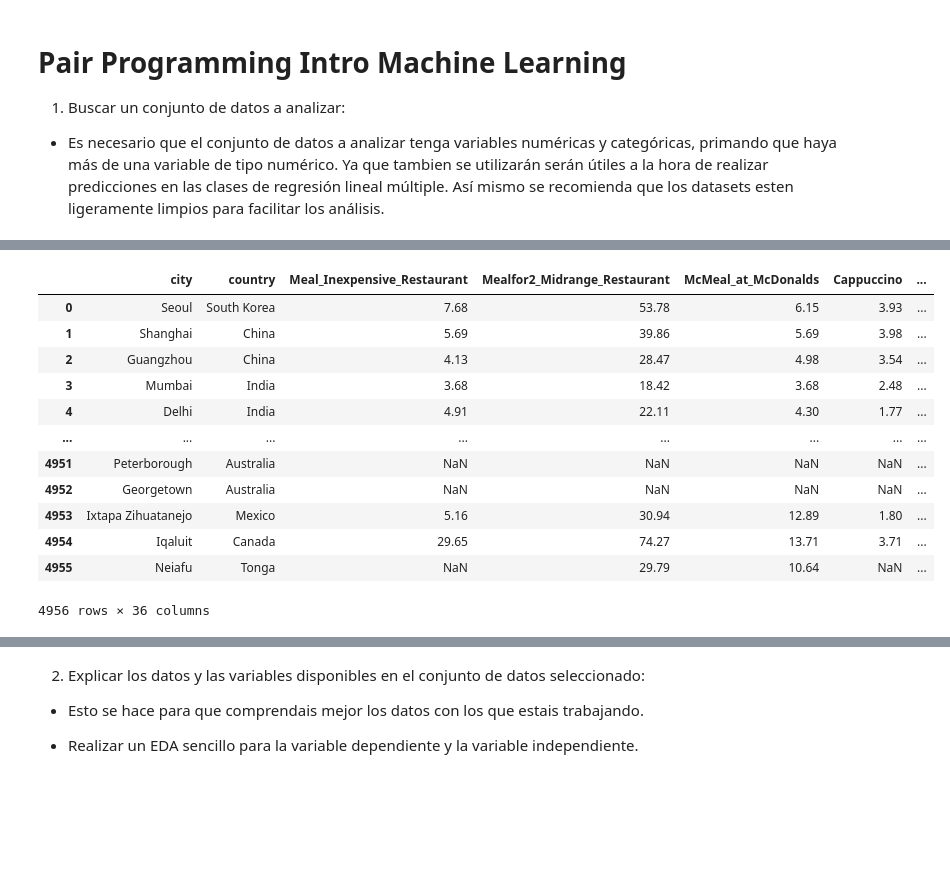
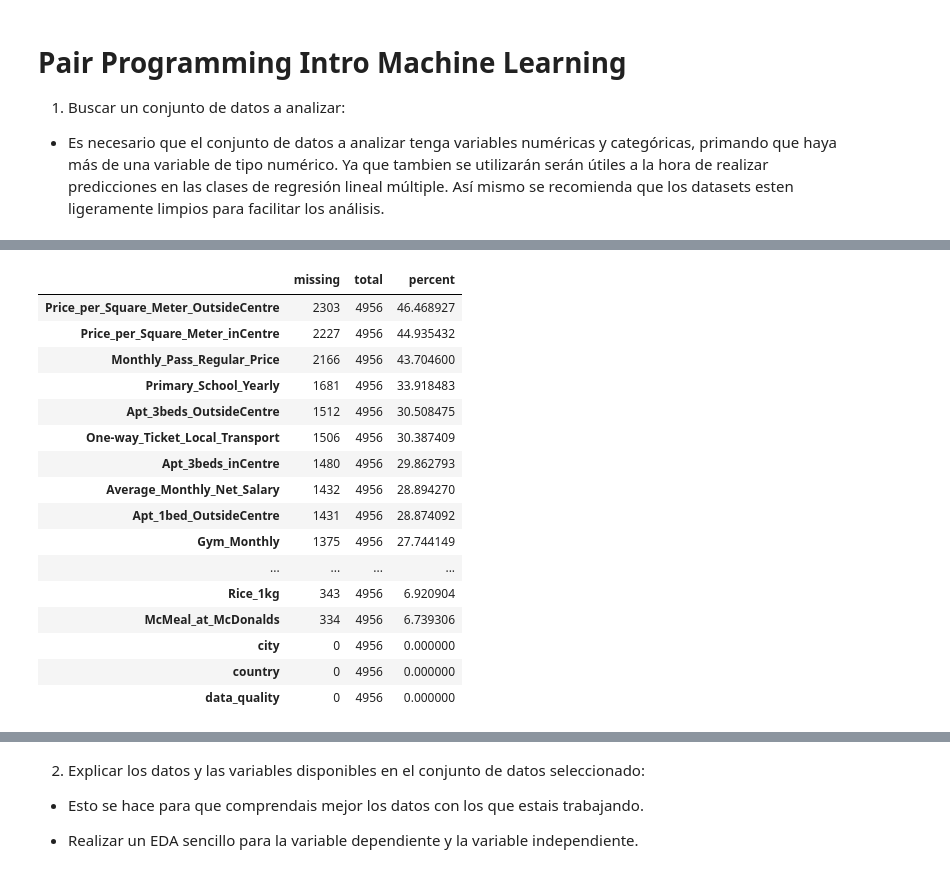
Before and after one commit to Adalab/promo-d-da-modulo1-sprint2-Paloma_Paula_Iris, a Jupyter notebook: regresion_lineal/1_intro_eda+2_test_estadisticos.ipynb, the cells around one changed output, grey strips where cells are left out. Cells and saved outputs as stored; diff of their text form; code cells hidden in the pictures; blank space fills up the shorter version.

```diff
--- a/regresion_lineal/1_intro_eda+2_test_estadisticos.ipynb
+++ b/regresion_lineal/1_intro_eda+2_test_estadisticos.ipynb
@@ -203,20 +214,24 @@ dicc_names= {'city':'city',
 # %%
 df.rename(columns = dicc_names, inplace = True)
 # %%
-df
+df.stb.missing()
 # %% [output]
-|  | city | country | Meal_Inexpensive_Restaurant | Mealfor2_Midrange_Restaurant | McMeal_at_McDonalds | Cappuccino | ... |
-| 0 | Seoul | South Korea | 7.68 | 53.78 | 6.15 | 3.93 | ... |
-| 1 | Shanghai | China | 5.69 | 39.86 | 5.69 | 3.98 | ... |
-| 2 | Guangzhou | China | 4.13 | 28.47 | 4.98 | 3.54 | ... |
-| 3 | Mumbai | India | 3.68 | 18.42 | 3.68 | 2.48 | ... |
-| 4 | Delhi | India | 4.91 | 22.11 | 4.30 | 1.77 | ... |
-| ... | ... | ... | ... | ... | ... | ... | ... |
-| 4951 | Peterborough | Australia | NaN | NaN | NaN | NaN | ... |
-| 4952 | Georgetown | Australia | NaN | NaN | NaN | NaN | ... |
-| 4953 | Ixtapa Zihuatanejo | Mexico | 5.16 | 30.94 | 12.89 | 1.80 | ... |
-| 4954 | Iqaluit | Canada | 29.65 | 74.27 | 13.71 | 3.71 | ... |
-| 4955 | Neiafu | Tonga | NaN | 29.79 | 10.64 | NaN | ... |
+|  | missing | total | percent |
+| Price_per_Square_Meter_OutsideCentre | 2303 | 4956 | 46.468927 |
+| Price_per_Square_Meter_inCentre | 2227 | 4956 | 44.935432 |
+| Monthly_Pass_Regular_Price | 2166 | 4956 | 43.704600 |
+| Primary_School_Yearly | 1681 | 4956 | 33.918483 |
+| Apt_3beds_OutsideCentre | 1512 | 4956 | 30.508475 |
+| One-way_Ticket_Local_Transport | 1506 | 4956 | 30.387409 |
+| Apt_3beds_inCentre | 1480 | 4956 | 29.862793 |
+| Average_Monthly_Net_Salary | 1432 | 4956 | 28.894270 |
+| Apt_1bed_OutsideCentre | 1431 | 4956 | 28.874092 |
+| Gym_Monthly | 1375 | 4956 | 27.744149 |
+| ... | ... | ... | ... |
+| Rice_1kg | 343 | 4956 | 6.920904 |
+| McMeal_at_McDonalds | 334 | 4956 | 6.739306 |
+| city | 0 | 4956 | 0.000000 |
+| country | 0 | 4956 | 0.000000 |
+| data_quality | 0 | 4956 | 0.000000 |
-4956 rows × 36 columns
 # %%
 df.to_csv('coste_de_vida_final.csv')
```
Also changed, not shown: parts of 27 cells of this notebook.
